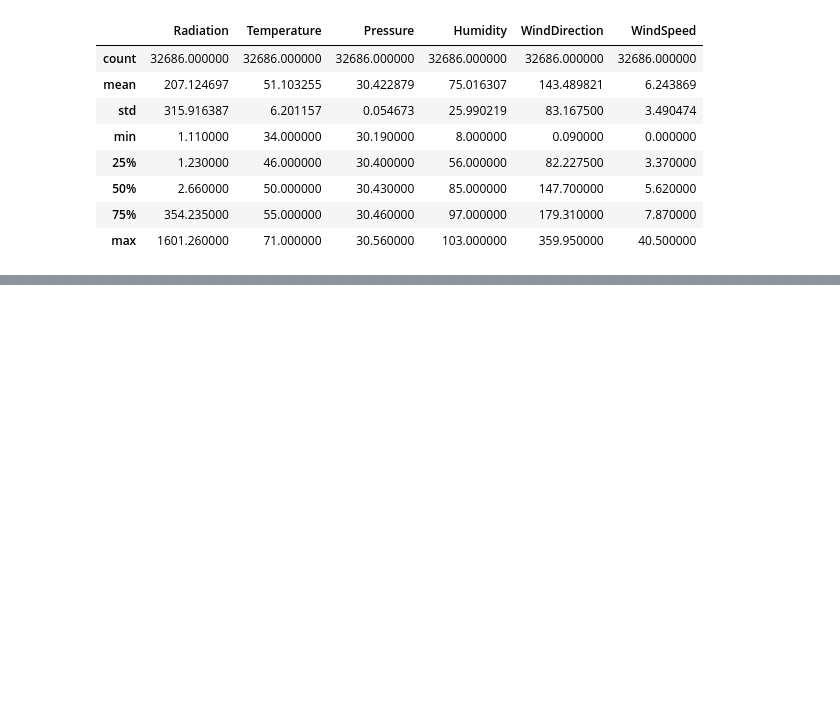
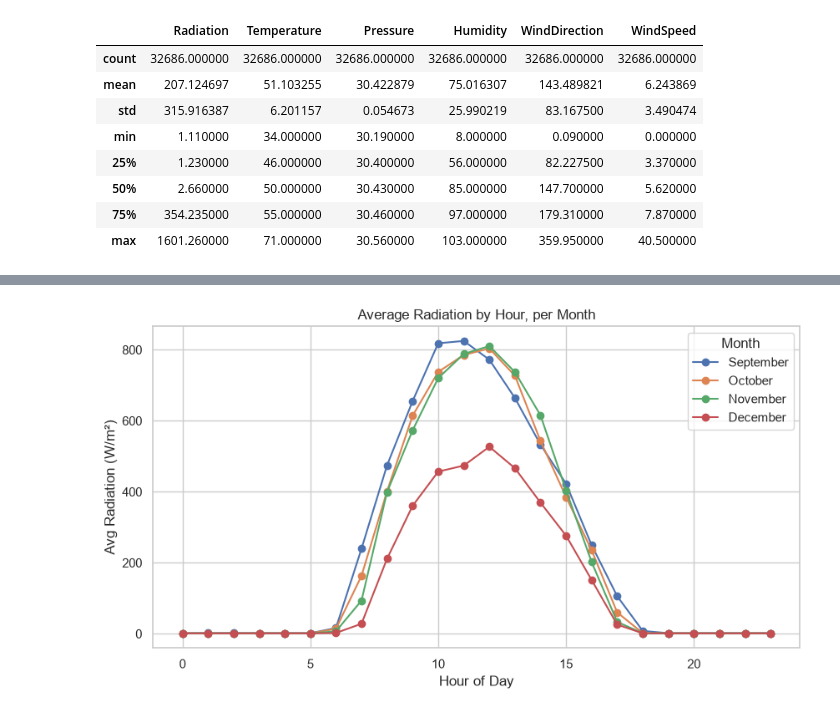
Before and after one commit to abhishekbirajdar1707-cpu/solar-radiation-analysis-PS-2, a Jupyter notebook: notebooks/solar_analysis.ipynb, the cells around one changed output, grey strips where cells are left out. Saved outputs shown, nothing was run; the diff lists cells and outputs as text; code cells hidden in the pictures; blank space fills up the shorter version.

```diff
--- a/notebooks/solar_analysis.ipynb
+++ b/notebooks/solar_analysis.ipynb
@@ -45,0 +105,11 @@ df[["Radiation","Temperature","Pressure","Humidity","WindDirection","WindSpeed"]
+# %%
+df["Month"] = df["Datetime"].dt.month_name()
+order = ["September", "October", "November", "December"]
+monthly_hour = df.pivot_table(index="Hour", columns="Month", values="Radiation", aggfunc="mean")[order]
+monthly_hour.plot(figsize=(10, 5), marker="o")
+plt.title("Average Radiation by Hour, per Month")
+plt.xlabel("Hour of Day"); plt.ylabel("Avg Radiation (W/m²)")
+plt.savefig("../plots/06_bonus_monthly_hourly.png", dpi=150, bbox_inches="tight")
+plt.show()
+# %% [output]
+[figure, added]
```
Also changed, not shown: parts of 4 cells of this notebook, 6 other files.
